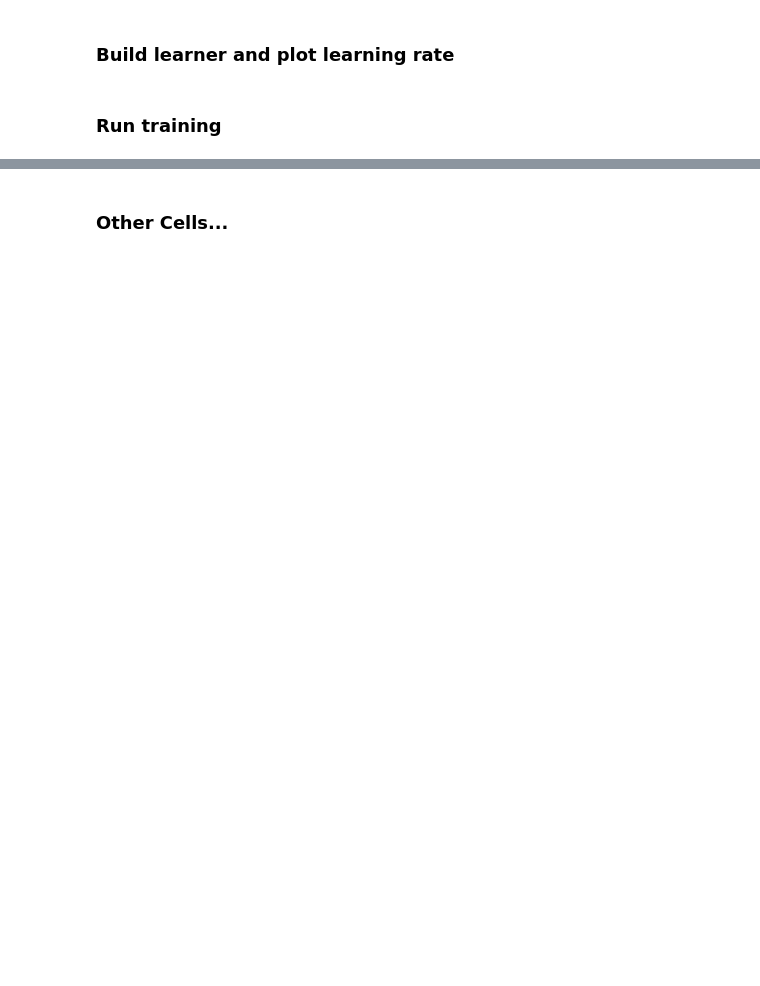
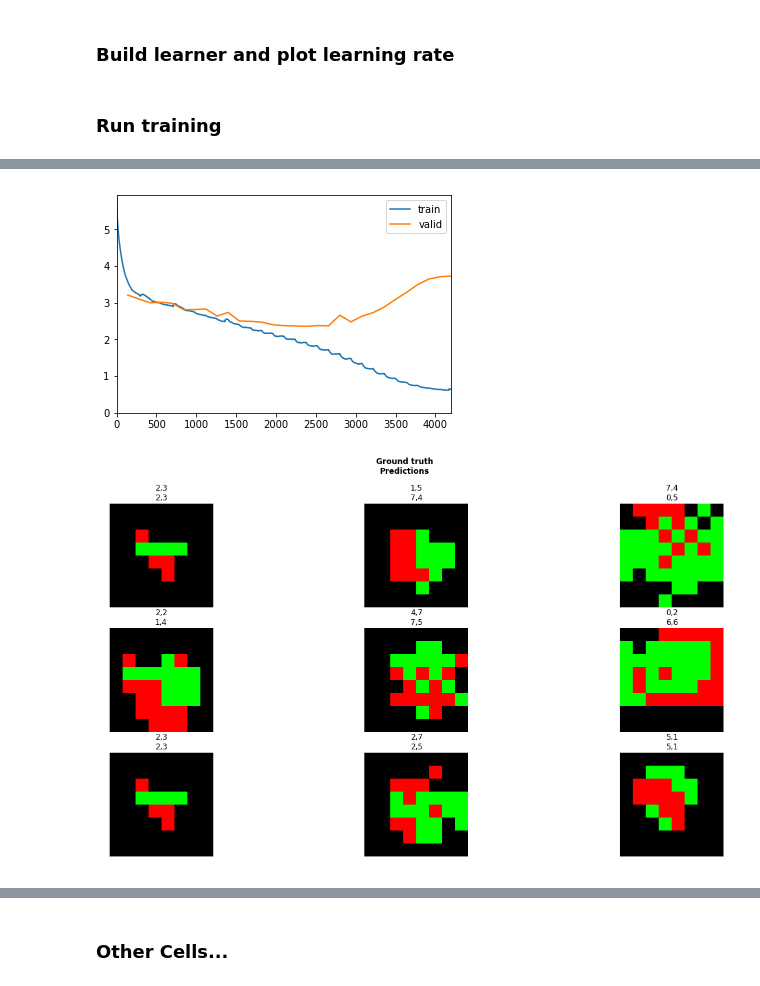
Before and after one commit to BarberAlec/Othello-Game-Playing-AI-Evaluation, a Jupyter notebook: Othello_CNN.ipynb, the cells around one changed output, grey strips where cells are left out. Saved outputs shown, nothing was run; the diff lists cells and outputs as text; code cells hidden in the pictures; blank space fills up the shorter version.

Commit message:
Trained using Resnet18

```diff
--- a/Othello_CNN.ipynb
+++ b/Othello_CNN.ipynb
@@ -82,18 +80,25 @@ data.train_ds[0], data.train_ds[0][0].show( figsize=(5,5))
 device = torch.device('cuda')
 model = OthelloCNN().to(device)
 
+# def get_model(pretrained=True, cut = None, **kwargs):
+#     return model
+
 # Create a learner
-learn = cnn_learner( data, model, metrics = error_rate )
+# print(data)
+# learn = cnn_learner( data, model, pretrained=False, metrics = error_rate )
+learn = cnn_learner( data, models.resnet18, pretrained=False, metrics = [accuracy, error_rate], callback_fns=[ShowGraph, PeakMemMetric] ).to_fp16(loss_scale=512)
 
 # Find the optimal learning rate
-lr_find( learn )
-learn.recorder.plot()
+# lr_find( learn )
+# learn.recorder.plot()
 # %% [markdown]
 ### Run training
 # %%
-lr = 1e-3
+lr = 1e-2
 
-learn.fit_one_cycle( 4, lr )
+learn.fit_one_cycle( 30, lr )
 
 learn.save( 'stage1' )
 learn.load( 'stage1' )
+learn.show_results( rows=3, figsize = (20, 10) )
+# %% [output]
@@ -99,0 +122,2 @@ learn.load( 'stage1' )
+[figure, added]
+[figure, added]
```
Also changed, not shown: parts of 6 cells of this notebook, 2 other files.
